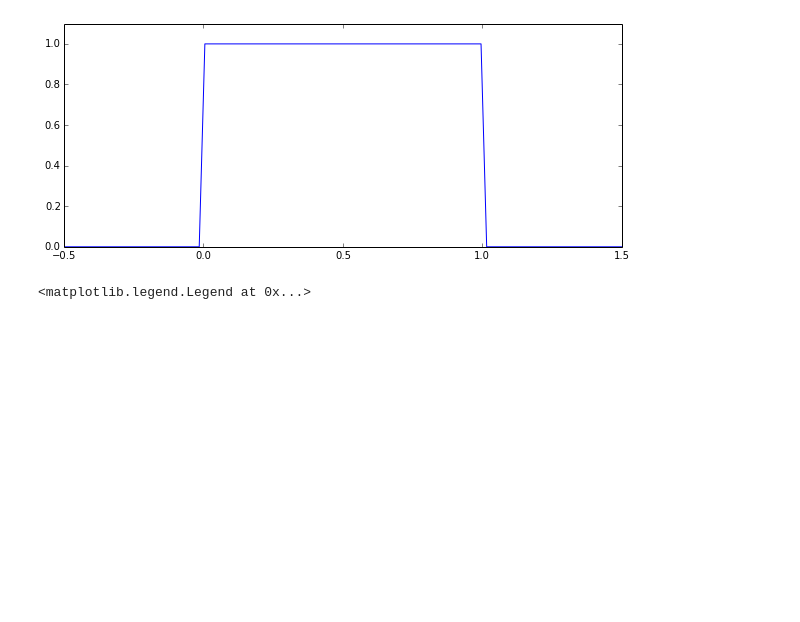
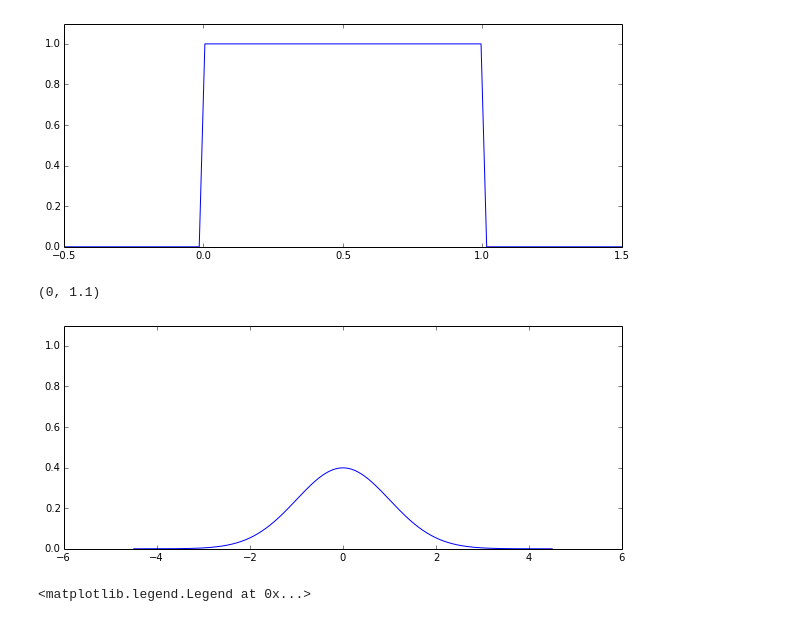
Before and after one commit to mantaraya36/201A-ipython, a Jupyter notebook: Random Distributions.ipynb, the cells around one changed output. Saved outputs shown, nothing was run; the diff lists cells and outputs as text; code cells hidden in the pictures; blank space fills up the shorter version.

```diff
--- a/Random Distributions.ipynb
+++ b/Random Distributions.ipynb
@@ -297,6 +297,13 @@ ylim((0, 1.1))
 # %% [output]
 (0, 1.1)
 [figure]
+# %%
+quantiles = linspace(-4.5,4.5, 1024)
+plot(quantiles, stats.norm.pdf(quantiles))
+ylim((0, 1.1))
+# %% [output]
+(0, 1.1)
+[figure, added]
 # %%
 quantiles = arange(50)
 
```
Also changed, not shown: 2 other files.
